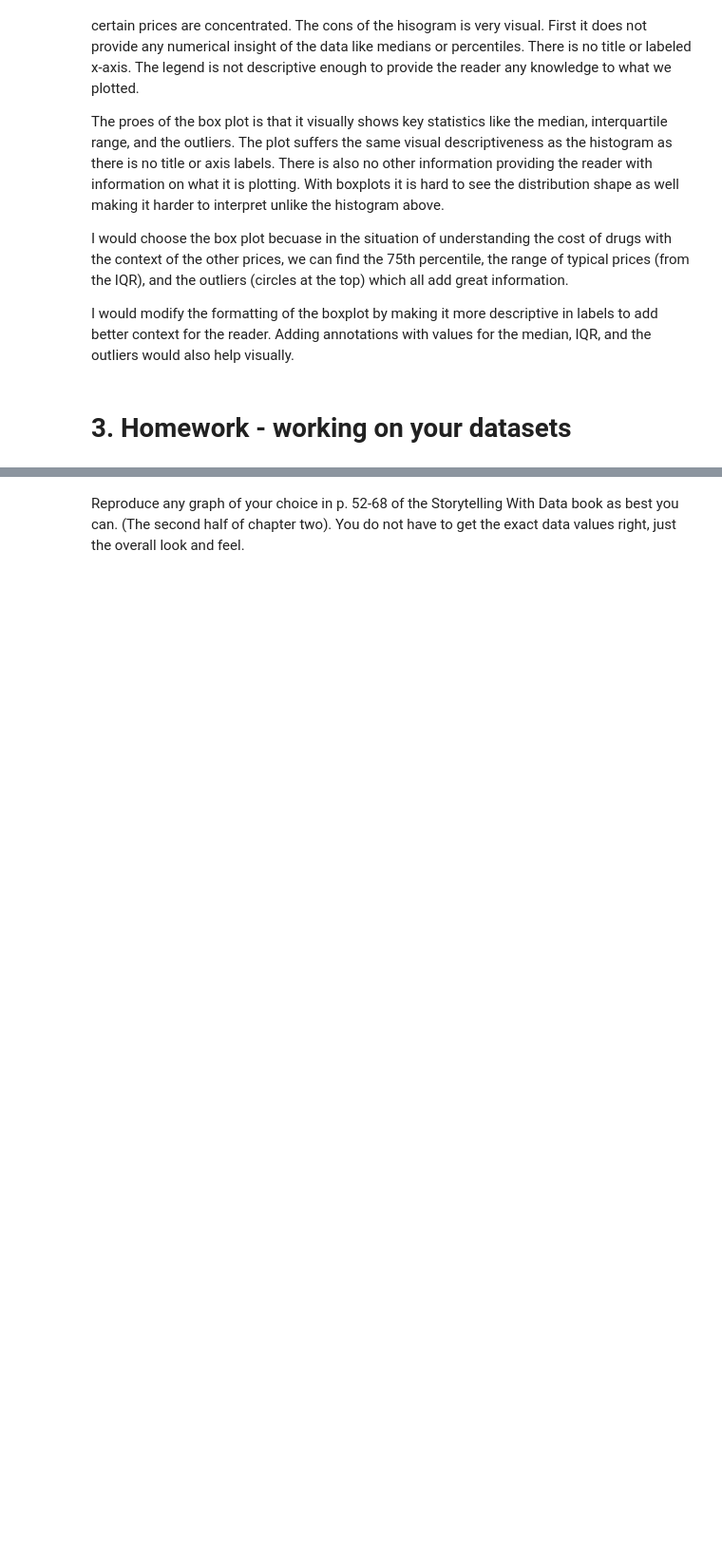
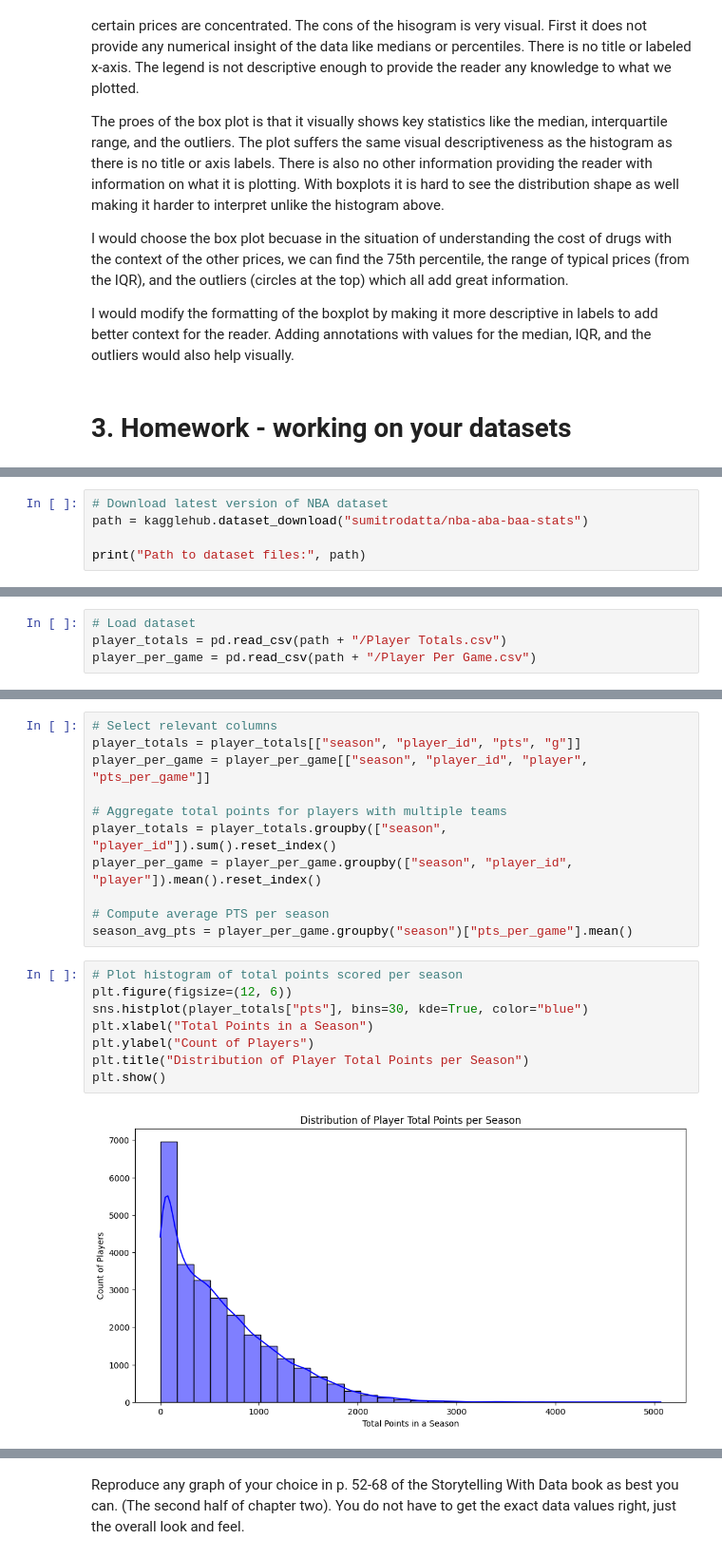
Before and after one commit to aydanmufti/2025-spring-B2, a Jupyter notebook: Week4.ipynb, the cells around one changed output, grey strips where cells are left out. Shown at 95% size. Drawn from its saved outputs; the diff is of its cells as text; blank space fills up the shorter version.

```diff
--- a/Week4.ipynb
+++ b/Week4.ipynb
@@ -76,0 +83,5 @@ import seaborn as sns
+# %%
+# Download latest version of NBA dataset
+path = kagglehub.dataset_download("sumitrodatta/nba-aba-baa-stats")
+
+print("Path to dataset files:", path)
@@ -76,0 +91,4 @@ import seaborn as sns
+# %%
+# Load dataset
+player_totals = pd.read_csv(path + "/Player Totals.csv")
+player_per_game = pd.read_csv(path + "/Player Per Game.csv")
@@ -76,0 +137,21 @@ import seaborn as sns
+# %%
+# Select relevant columns
+player_totals = player_totals[["season", "player_id", "pts", "g"]]
+player_per_game = player_per_game[["season", "player_id", "player", "pts_per_game"]]
+
+# Aggregate total points for players with multiple teams
+player_totals = player_totals.groupby(["season", "player_id"]).sum().reset_index()
+player_per_game = player_per_game.groupby(["season", "player_id", "player"]).mean().reset_index()
+
+# Compute average PTS per season
+season_avg_pts = player_per_game.groupby("season")["pts_per_game"].mean()
+# %%
+# Plot histogram of total points scored per season
+plt.figure(figsize=(12, 6))
+sns.histplot(player_totals["pts"], bins=30, kde=True, color="blue")
+plt.xlabel("Total Points in a Season")
+plt.ylabel("Count of Players")
+plt.title("Distribution of Player Total Points per Season")
+plt.show()
+# %% [output]
+[figure, added]
```
Also changed, not shown: parts of 22 cells of this notebook.
